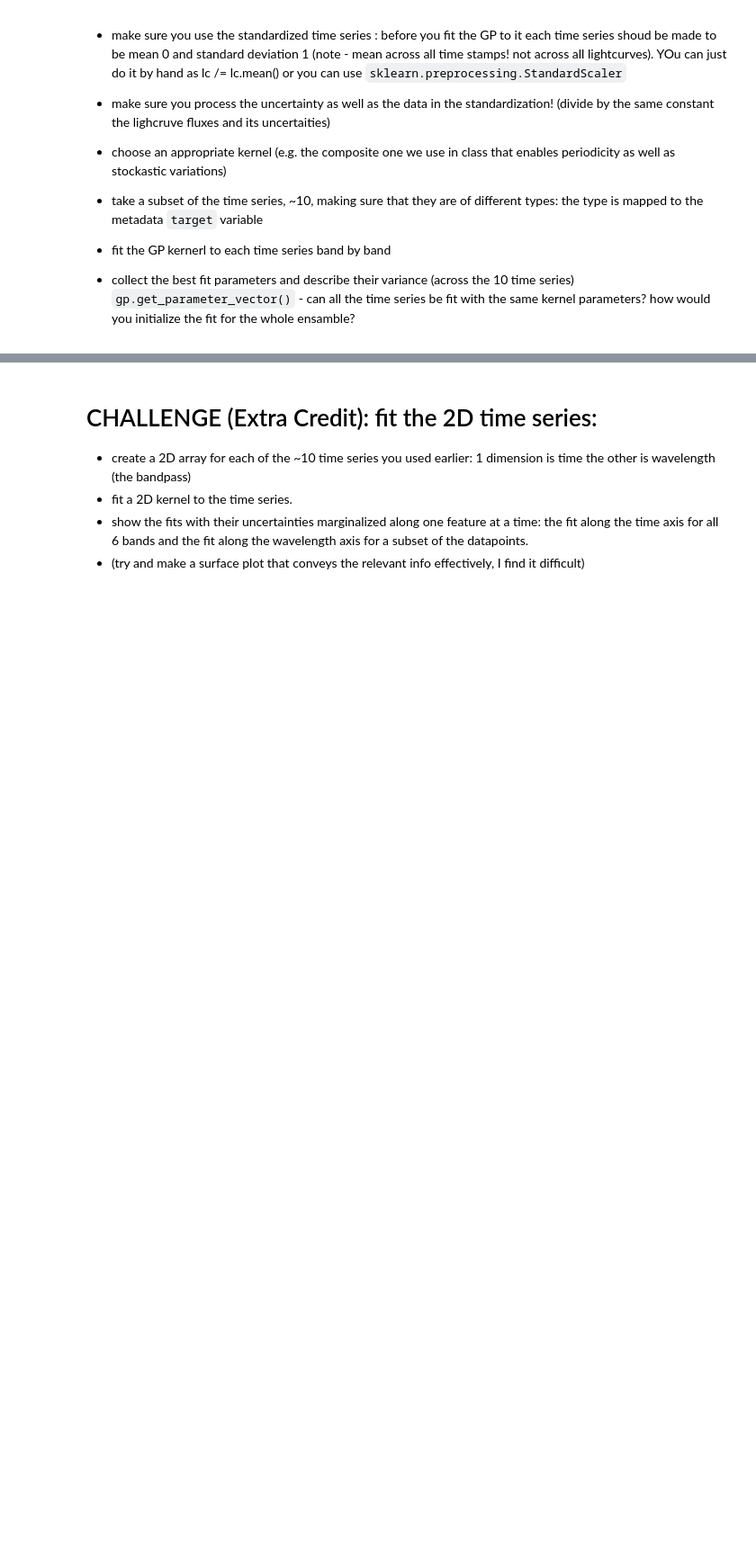
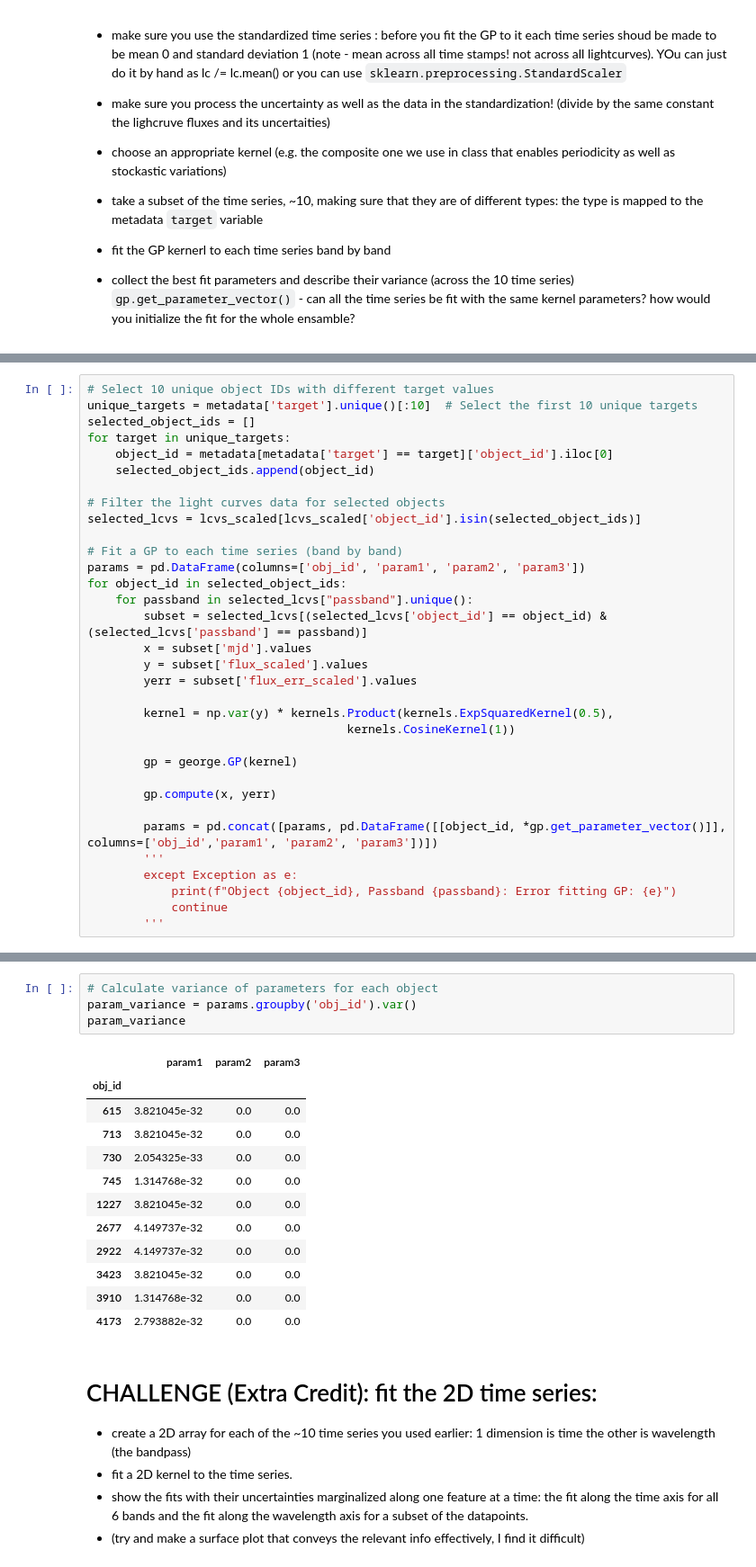
Before and after one commit to arn97/MLTSA25_ARoy, a Jupyter notebook: MLTSA_ARoy/HW4_ARoy.ipynb, the cells around one changed output, grey strips where cells are left out. Shown at 90% size. Cells and saved outputs as stored; diff of their text form; blank space fills up the shorter version.

```diff
--- a/MLTSA_ARoy/HW4_ARoy.ipynb
+++ b/MLTSA_ARoy/HW4_ARoy.ipynb
@@ -491,0 +473,33 @@ Variance of length_scale_bounds: 2499.5000250000003
+# %%
+# Select 10 unique object IDs with different target values
+unique_targets = metadata['target'].unique()[:10]  # Select the first 10 unique targets
+selected_object_ids = []
+for target in unique_targets:
+    object_id = metadata[metadata['target'] == target]['object_id'].iloc[0]
+    selected_object_ids.append(object_id)
+
+# Filter the light curves data for selected objects
+selected_lcvs = lcvs_scaled[lcvs_scaled['object_id'].isin(selected_object_ids)]
+
+# Fit a GP to each time series (band by band)
+params = pd.DataFrame(columns=['obj_id', 'param1', 'param2', 'param3'])
+for object_id in selected_object_ids:
+    for passband in selected_lcvs["passband"].unique():
+        subset = selected_lcvs[(selected_lcvs['object_id'] == object_id) & (selected_lcvs['passband'] == passband)]
+        x = subset['mjd'].values
+        y = subset['flux_scaled'].values
+        yerr = subset['flux_err_scaled'].values
+
+        kernel = np.var(y) * kernels.Product(kernels.ExpSquaredKernel(0.5),
+                                     kernels.CosineKernel(1))
+
+        gp = george.GP(kernel)
+
+        gp.compute(x, yerr)
+
+        params = pd.concat([params, pd.DataFrame([[object_id, *gp.get_parameter_vector()]], columns=['obj_id','param1', 'param2', 'param3'])])
+        '''
+        except Exception as e:
+            print(f"Object {object_id}, Passband {passband}: Error fitting GP: {e}")
+            continue
+        '''
@@ -492,3 +515,20 @@ Variance of length_scale_bounds: 2499.5000250000003
+# %%
+# Calculate variance of parameters for each object
+param_variance = params.groupby('obj_id').var()
+param_variance
+# %% [output]
+|  | param1 | param2 | param3 |
+| obj_id |  |  |  |
+| 615 | 3.821045e-32 | 0.0 | 0.0 |
+| 713 | 3.821045e-32 | 0.0 | 0.0 |
+| 730 | 2.054325e-33 | 0.0 | 0.0 |
+| 745 | 1.314768e-32 | 0.0 | 0.0 |
+| 1227 | 3.821045e-32 | 0.0 | 0.0 |
+| 2677 | 4.149737e-32 | 0.0 | 0.0 |
+| 2922 | 4.149737e-32 | 0.0 | 0.0 |
+| 3423 | 3.821045e-32 | 0.0 | 0.0 |
+| 3910 | 1.314768e-32 | 0.0 | 0.0 |
+| 4173 | 2.793882e-32 | 0.0 | 0.0 |
 # %% [markdown]
 # CHALLENGE (Extra Credit): fit the 2D time series:
 - create a 2D array for each of the ~10 time series you used earlier: 1 dimension is time the other is wavelength (the bandpass)
```
Also changed, not shown: parts of 17 cells of this notebook.
